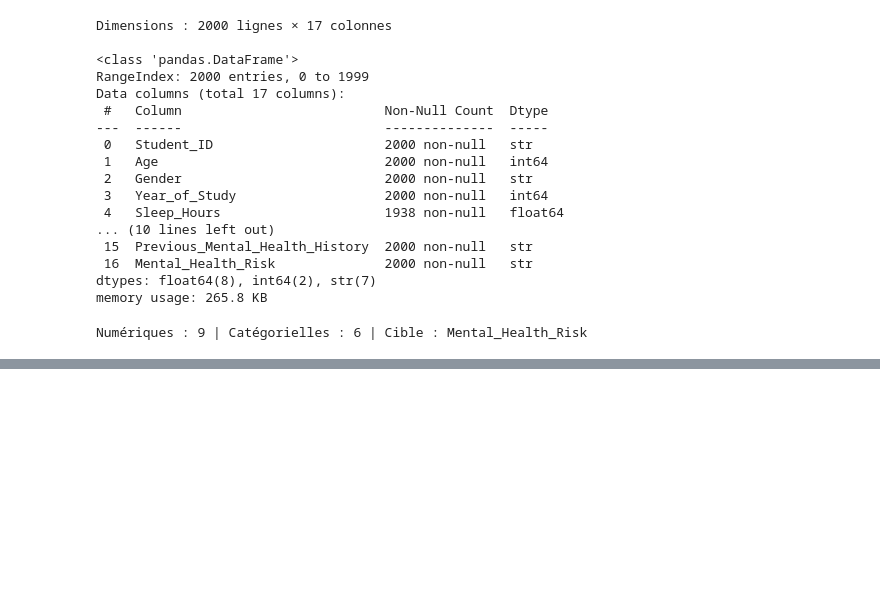
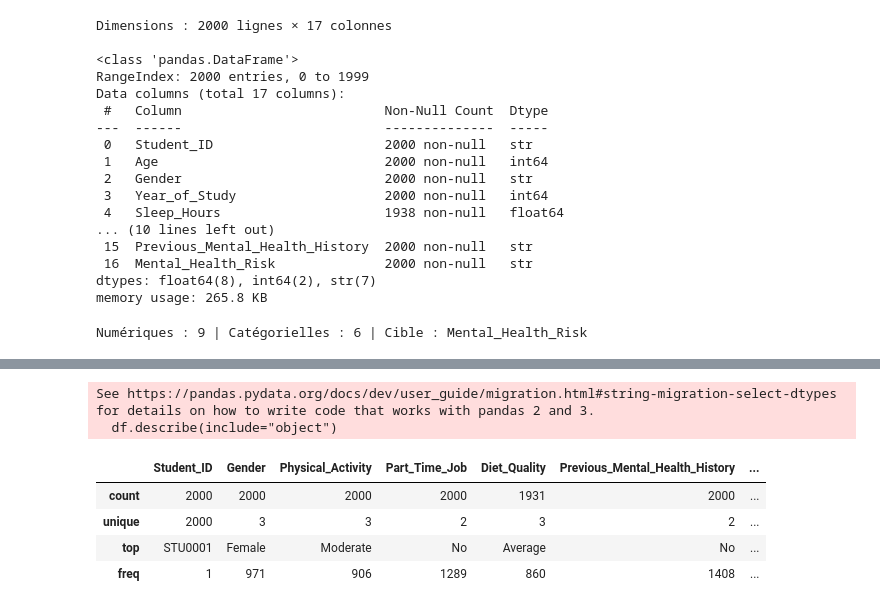
Before and after one commit to MohamedRahoumi/Pr-diction-du-risque-de-sant-mentale-chez-les-tudiants, a Jupyter notebook: notebooks/1-eda.ipynb, the cells around one changed output, grey strips where cells are left out. Drawn from its saved outputs; the diff is of its cells as text; code cells hidden in the pictures; blank space fills up the shorter version.

```diff
--- a/notebooks/1-eda.ipynb
+++ b/notebooks/1-eda.ipynb
@@ -60,0 +75,10 @@ Numériques : 9 | Catégorielles : 6 | Cible : Mental_Health_Risk
+# %%
+df.describe(include="object")
+# %% [output]
+See https://pandas.pydata.org/docs/dev/user_guide/migration.html#string-migration-select-dtypes for details on how to write code that works with pandas 2 and 3.
+  df.describe(include="object")
+|  | Student_ID | Gender | Physical_Activity | Part_Time_Job | Diet_Quality | Previous_Mental_Health_History | ... |
+| count | 2000 | 2000 | 2000 | 2000 | 1931 | 2000 | ... |
+| unique | 2000 | 3 | 3 | 2 | 3 | 2 | ... |
+| top | STU0001 | Female | Moderate | No | Average | No | ... |
+| freq | 1 | 971 | 906 | 1289 | 860 | 1408 | ... |
```
Also changed, not shown: parts of 7 cells of this notebook.
